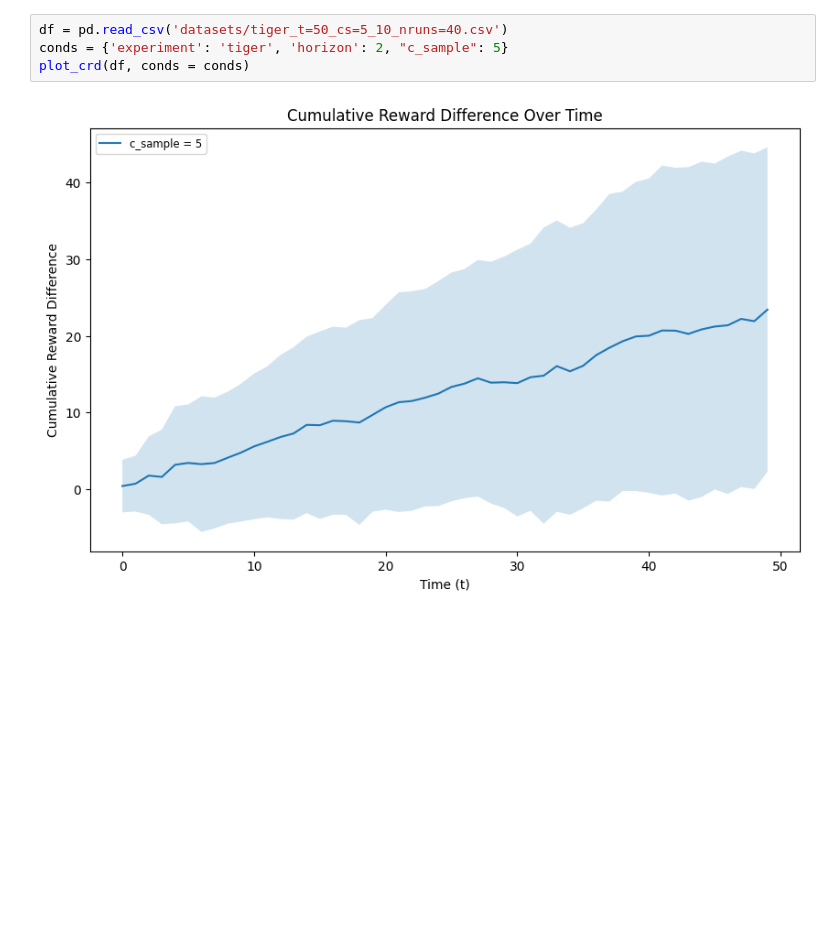
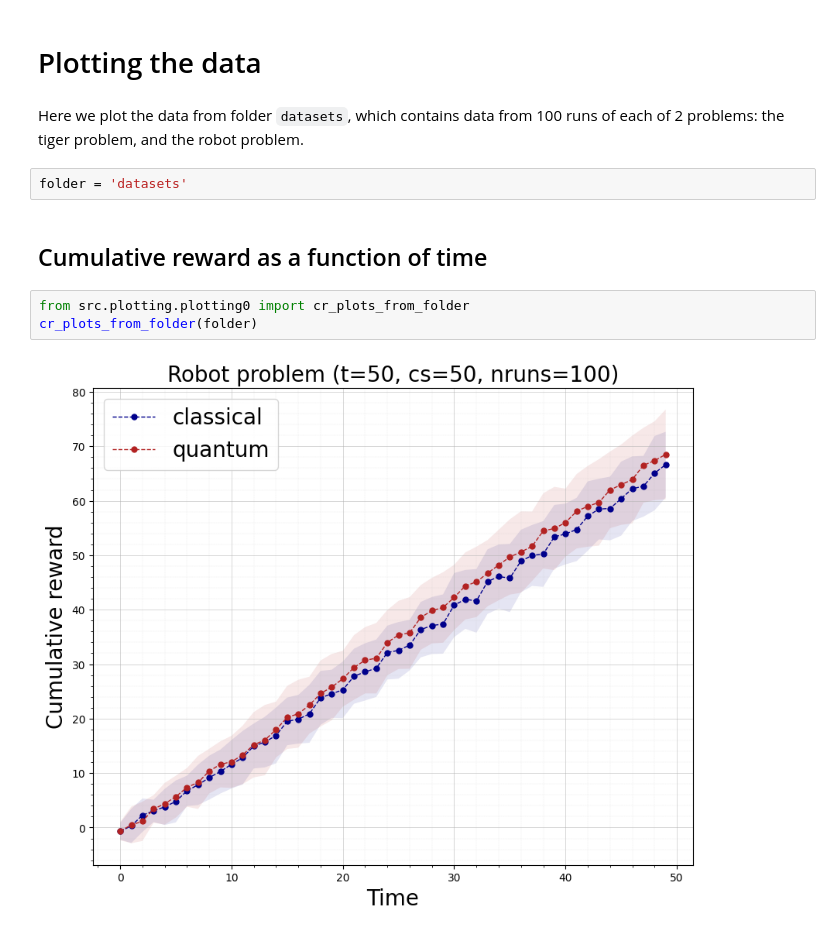
Before and after one commit to alexandra-frca/QBRL, a Jupyter notebook: notebooks/demo.ipynb, the cells around one changed output. Saved outputs shown, nothing was run; the diff lists cells and outputs as text; blank space fills up the shorter version.

Commit message:
Improve plotting, demo notebook.

```diff
--- a/notebooks/demo.ipynb
+++ b/notebooks/demo.ipynb
@@ -32,6 +19,13 @@ plot_crd(df)
-# %%
-df = pd.read_csv('datasets/tiger_t=50_cs=5_10_nruns=40.csv')
-conds = {'experiment': 'tiger', 'horizon': 2, "c_sample": 5}
-plot_crd(df, conds = conds)
-# %% [output]
-[figure, removed]
+# %% [markdown]
+# Plotting the data
+# %% [markdown]
+Here we plot the data from folder `datasets`, which contains data from 100 runs of each of 2 problems: the tiger problem, and the robot problem.
+# %%
+folder = 'datasets'
+# %% [markdown]
+## Cumulative reward as a function of time
+# %%
+from src.plotting.plotting0 import cr_plots_from_folder
+cr_plots_from_folder(folder)
+# %% [output]
+[figure, added]
```
Also changed, not shown: parts of 13 cells of this notebook, 40 other files.
